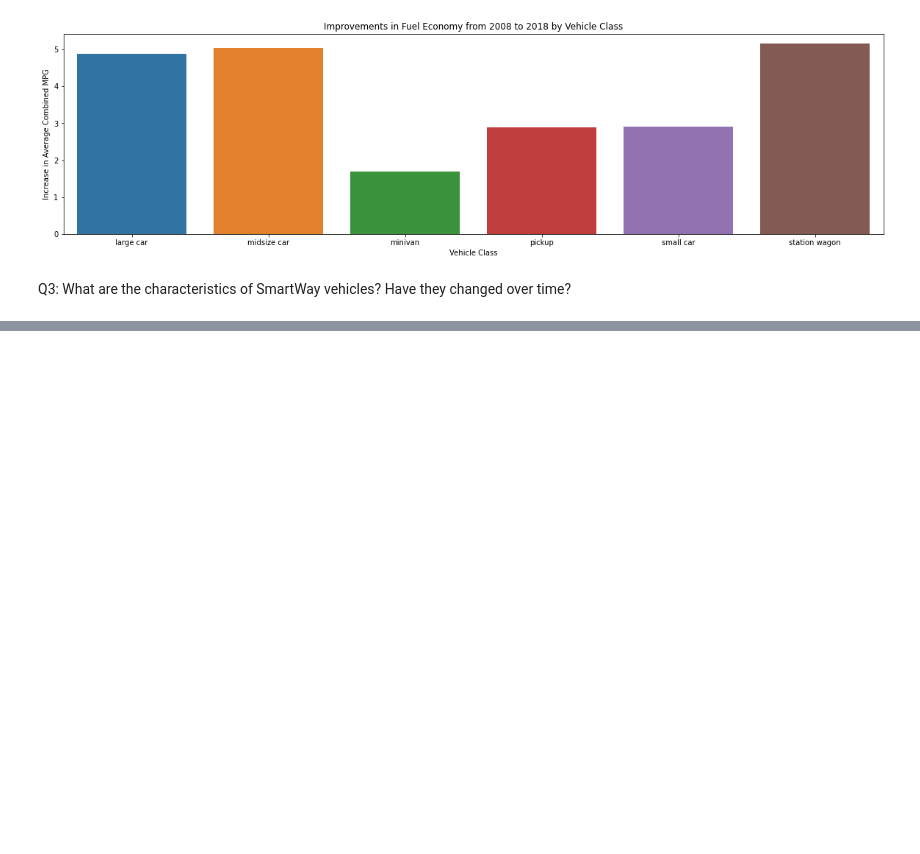
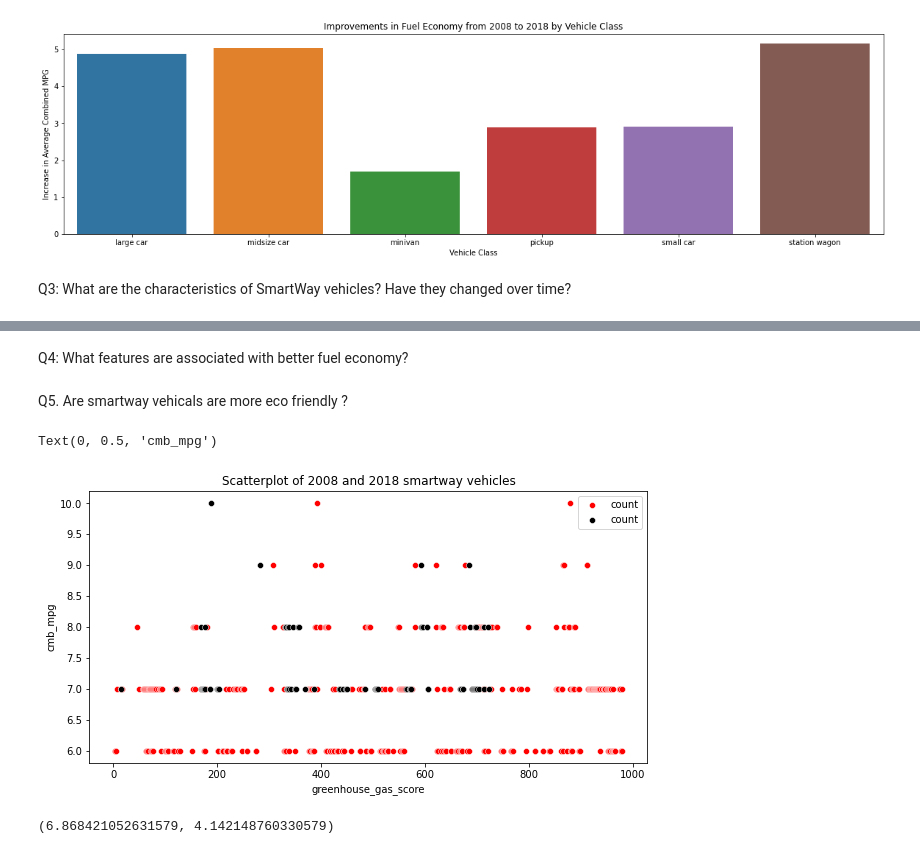
Before and after one commit to AmzadHossainrafis/fuel-economy-data-analysis, a Jupyter notebook: project_name/project.ipynb, the cells around one changed output, grey strips where cells are left out. Drawn from its saved outputs; the diff is of its cells as text; code cells hidden in the pictures; blank space fills up the shorter version.

```diff
--- a/project_name/project.ipynb
+++ b/project_name/project.ipynb
@@ -800,0 +865,26 @@ Q3: What are the characteristics of SmartWay vehicles? Have they changed over ti
+# %% [markdown]
+Q4: What features are associated with better fuel economy?
+# %% [markdown]
+Q5. Are smartway vehicals are more eco friendly ?
+# %%
+smart_08_yes = df_08.query('smartway in ["yes"]')
+smart_18_yes = df_18.query('smartway in ["Yes"]')
+
+smart_08_no = df_08.query('smartway in ["no"]')
+smart_18_no = df_18.query('smartway in ["No"]')
+
+smart_08_yes['greenhouse_gas_score'],smart_18_yes['greenhouse_gas_score']
+plt.subplots(figsize=(10,5))
+sns.scatterplot(data=smart_08_yes['greenhouse_gas_score'],color='red',label='count')
+sns.scatterplot(data=smart_18_yes['greenhouse_gas_score'],color='black',label='count')
+plt.title('Scatterplot of 2008 and 2018 smartway vehicles')
+plt.xlabel('greenhouse_gas_score')
+plt.ylabel('cmb_mpg')
+#s
+# %% [output]
+Text(0, 0.5, 'cmb_mpg')
+[figure, added]
+# %%
+smart_08_yes['greenhouse_gas_score'].mean(),smart_08_no['greenhouse_gas_score'].mean()
+# %% [output]
+(6.868421052631579, 4.142148760330579)
```
Also changed, not shown: parts of 7 cells of this notebook.
